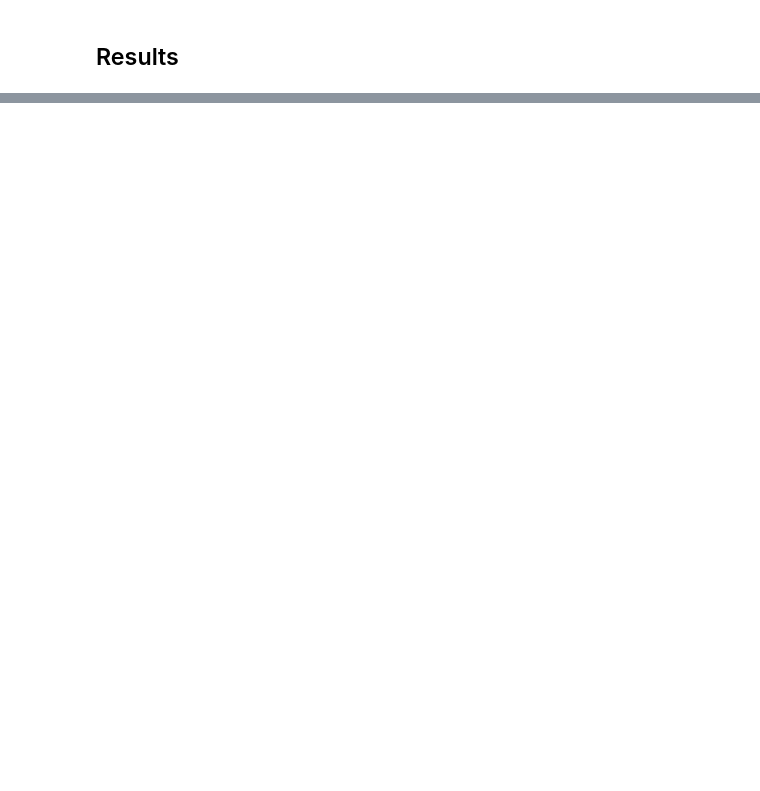
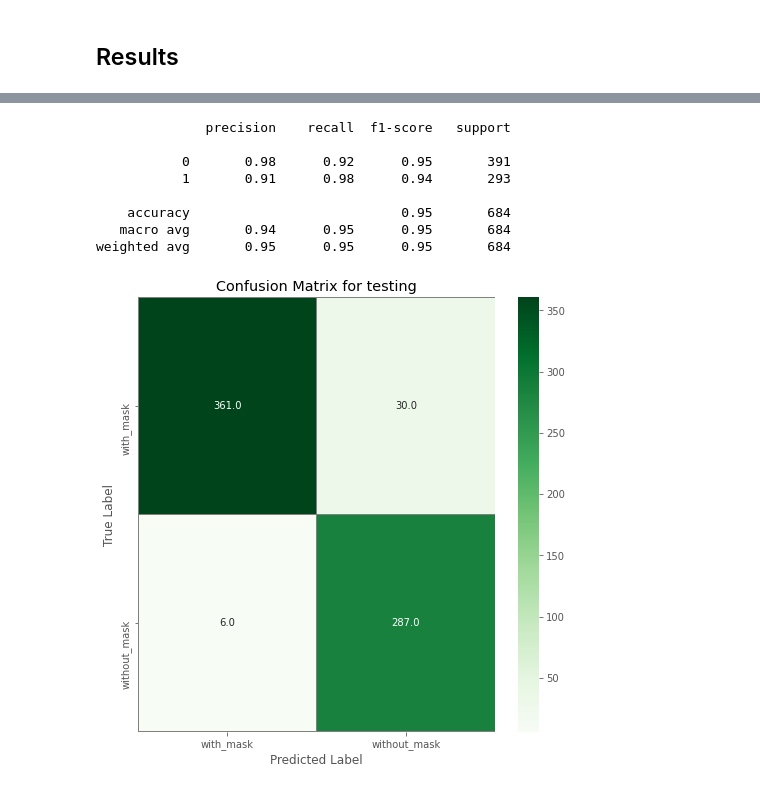
Before and after one commit to ashishkrb7/Face_Mask_Detection_end_to_end_project, a Jupyter notebook: notebook/ModelTrainer.ipynb, the cells around one changed output, grey strips where cells are left out. Drawn from its saved outputs; the diff is of its cells as text; code cells hidden in the pictures; blank space fills up the shorter version.

```diff
--- a/notebook/ModelTrainer.ipynb
+++ b/notebook/ModelTrainer.ipynb
@@ -258,0 +259,31 @@ plt.show()
+# %%
+# Testing performance evaluation
+predIdxsTest = model.predict(testX, batch_size=32)
+predIdxsTest = np.argmax(predIdxsTest, axis=1)
+# %%
+# Confusion matrics
+import seaborn as sns
+from sklearn.metrics import confusion_matrix,classification_report
+import matplotlib.pyplot as plt
+print(classification_report(testY.argmax(axis=1), predIdxsTest))
+
+# compute the confusion matrix
+confusion_mtx = confusion_matrix(testY.argmax(axis=1), predIdxsTest)
+# plot the confusion matrix
+f,ax = plt.subplots(figsize=(8, 8))
+sns.heatmap(confusion_mtx, annot=True, linewidths=0.01,cmap="Greens",linecolor="gray", fmt= '.1f',ax=ax)
+plt.xlabel("Predicted Label")
+plt.ylabel("True Label")
+plt.title("Confusion Matrix for testing")
+ax.xaxis.set_ticklabels(["with_mask","without_mask"]); ax.yaxis.set_ticklabels(["with_mask","without_mask"]);
+plt.show()
+# %% [output]
+              precision    recall  f1-score   support
+
+           0       0.98      0.92      0.95       391
+           1       0.91      0.98      0.94       293
+
+    accuracy                           0.95       684
+   macro avg       0.94      0.95      0.95       684
+weighted avg       0.95      0.95      0.95       684
+[figure, added]
```
Also changed, not shown: parts of 7 cells of this notebook.
